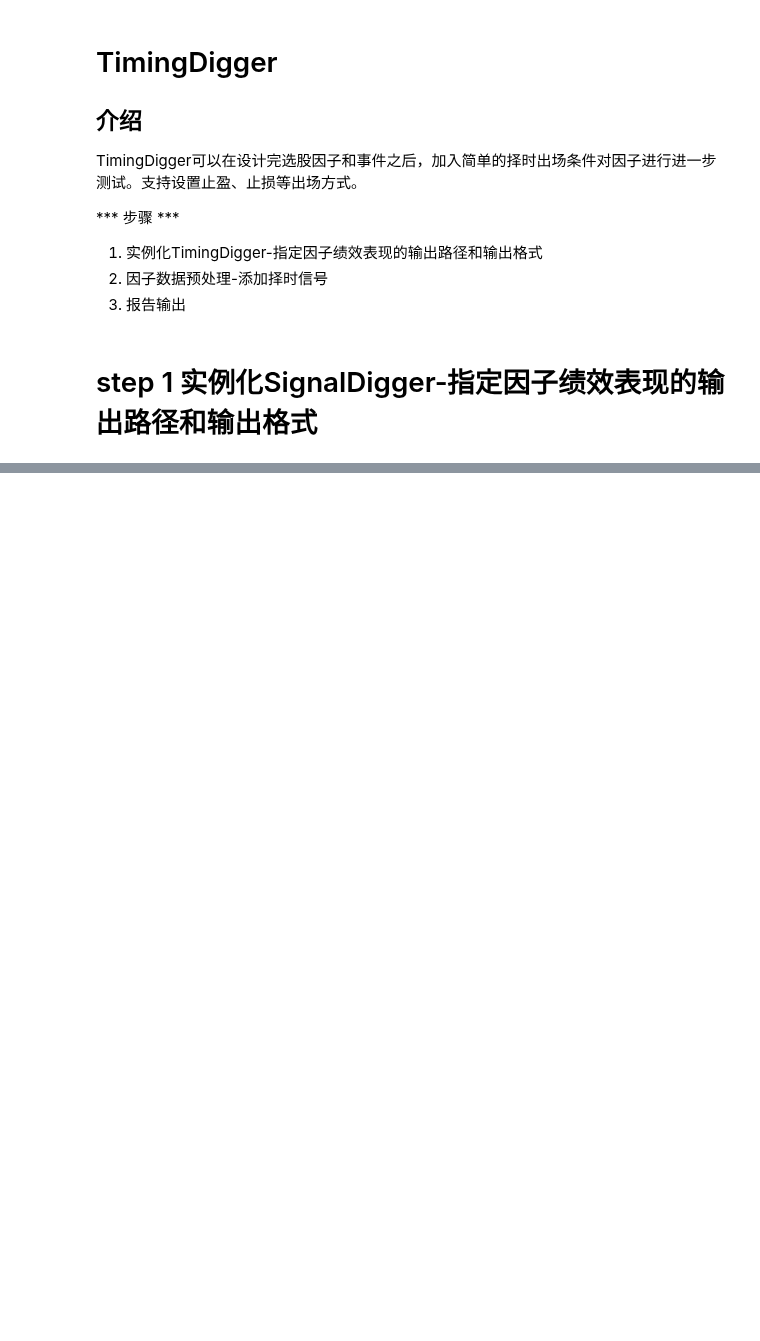
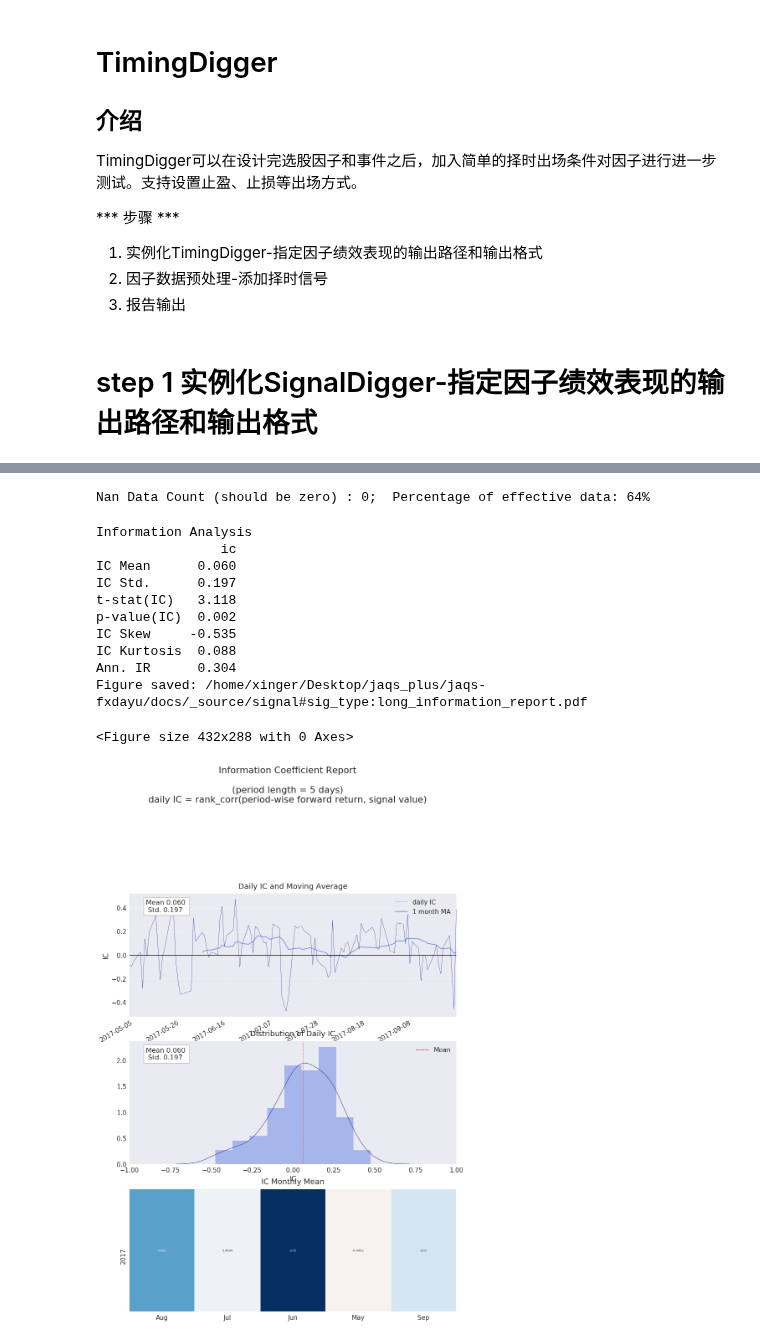
Before and after one commit to xingetouzi/jaqs-fxdayu, a Jupyter notebook: docs/_source/timingdigger.ipynb, the cells around one changed output, grey strips where cells are left out. Saved outputs shown, nothing was run; the diff lists cells and outputs as text; code cells hidden in the pictures; blank space fills up the shorter version.

```diff
--- a/docs/_source/timingdigger.ipynb
+++ b/docs/_source/timingdigger.ipynb
@@ -295,0 +16,5 @@ sd.create_full_report()
+# %%
+from jaqs_fxdayu.research import TimingDigger
+
+# step 1：实例化TimingDigger 通过output_folder和output_format指定测试报告的输出路径和输出格式，通过signal_name指定绩效文件名称
+td = TimingDigger(output_folder=".", output_format='pdf', signal_name="signal")
@@ -295,0 +280,34 @@ sd.create_full_report()
+# %%
+td.process_signal(
+    enter_signal=dv.get_ts("momentum"),# 必须传入因子类型的enter_signal
+    exit_signal=[dv.get_ts("exit_long1"), dv.get_ts("exit_long2")],
+    sig_type="long",  # 信号类型 long/short
+    price=dv.get_ts("close_adj"),
+    max_holding_period=5,  # 最大持有天数 可为空
+    stoploss=-0.01,  # 止损百分比 负数 可为空
+    stopprofit=0.02,  # 止盈百分比 正数 可为空
+    mask=mask,
+    can_enter=can_enter,
+    can_exit=can_exit,
+    group=None,
+    n_quantiles=10, # 必须设置为大于1的正整数
+    commission=0.0008
+)
+# %% [output]
+Nan Data Count (should be zero) : 0;  Percentage of effective data: 64%
+# %%
+%matplotlib inline
+td.create_information_report(sig_type="long")
+# %% [output]
+Information Analysis
+                ic
+IC Mean      0.060
+IC Std.      0.197
+t-stat(IC)   3.118
+p-value(IC)  0.002
+IC Skew     -0.535
+IC Kurtosis  0.088
+Ann. IR      0.304
+Figure saved: /home/xinger/Desktop/jaqs_plus/jaqs-fxdayu/docs/_source/signal#sig_type:long_information_report.pdf
+<Figure size 432x288 with 0 Axes>
+[figure, added]
```
Also changed, not shown: parts of 42 cells of this notebook, 8 other files.
